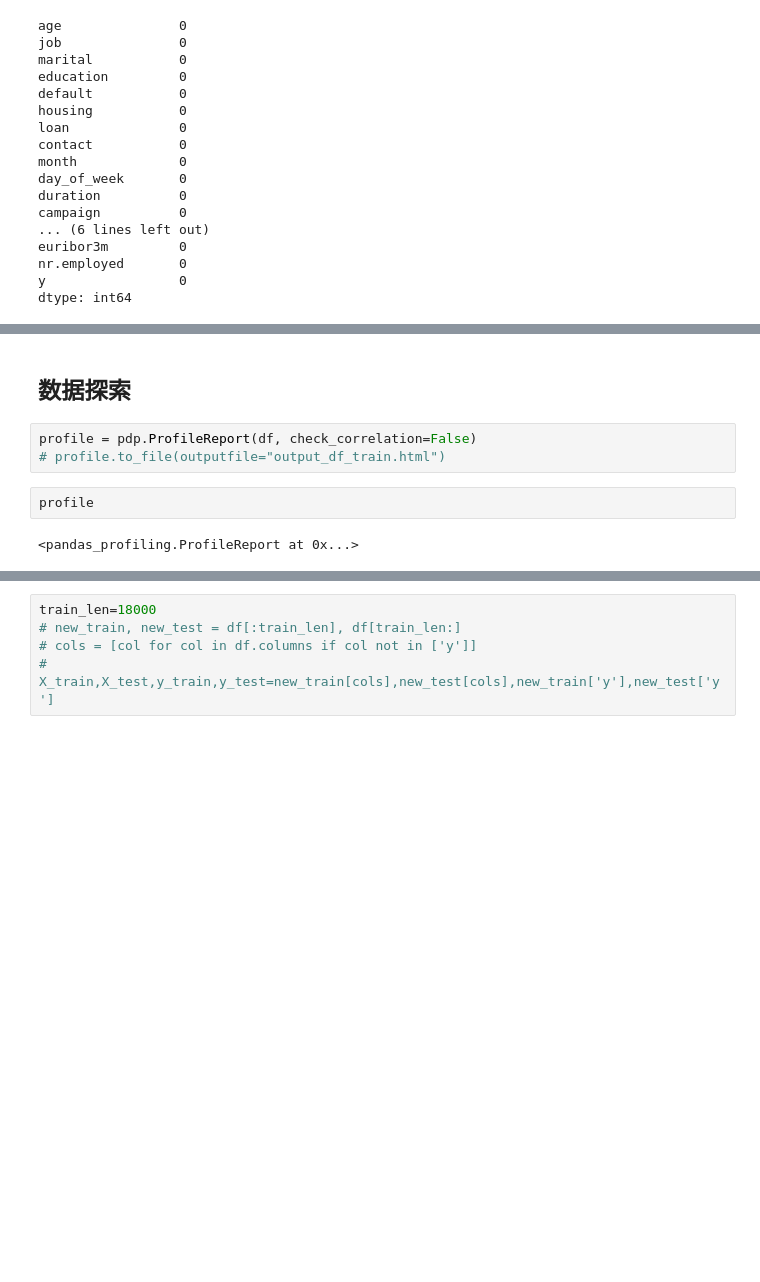
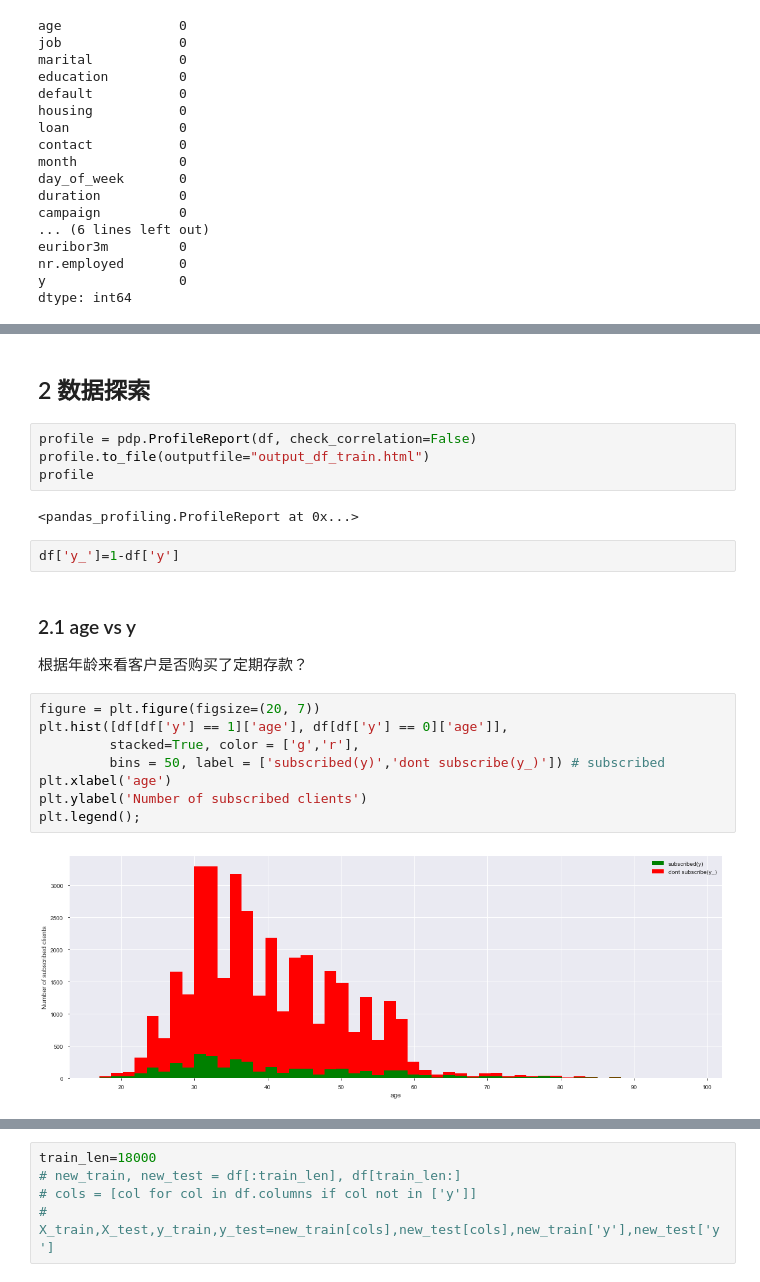
Before and after one commit to China-ChallengeHub/one-competition, a Jupyter notebook: EDA and Model.ipynb, the cells around one changed output, grey strips where cells are left out. Saved outputs shown, nothing was run; the diff lists cells and outputs as text; blank space fills up the shorter version.

```diff
--- a/EDA and Model.ipynb
+++ b/EDA and Model.ipynb
@@ -45,9 +99,23 @@ dtype: int64
 # %% [markdown]
-## 数据探索
+## 2 数据探索
 # %%
 profile = pdp.ProfileReport(df, check_correlation=False)
-# profile.to_file(outputfile="output_df_train.html")
+profile.to_file(outputfile="output_df_train.html")
+profile
+# %% [output]
+<pandas_profiling.ProfileReport at 0x...>
-# %%
-profile
-# %% [output]
-<pandas_profiling.ProfileReport at 0x...>
+# %%
+df['y_']=1-df['y']
+# %% [markdown]
+### 2.1 age vs y
+根据年龄来看客户是否购买了定期存款？
+# %%
+figure = plt.figure(figsize=(20, 7))
+plt.hist([df[df['y'] == 1]['age'], df[df['y'] == 0]['age']],
+         stacked=True, color = ['g','r'],
+         bins = 50, label = ['subscribed(y)','dont subscribe(y_)']) # subscribed
+plt.xlabel('age')
+plt.ylabel('Number of subscribed clients')
+plt.legend();
+# %% [output]
+[figure, added]
```
Also changed, not shown: parts of 57 cells of this notebook, 2 other files.
